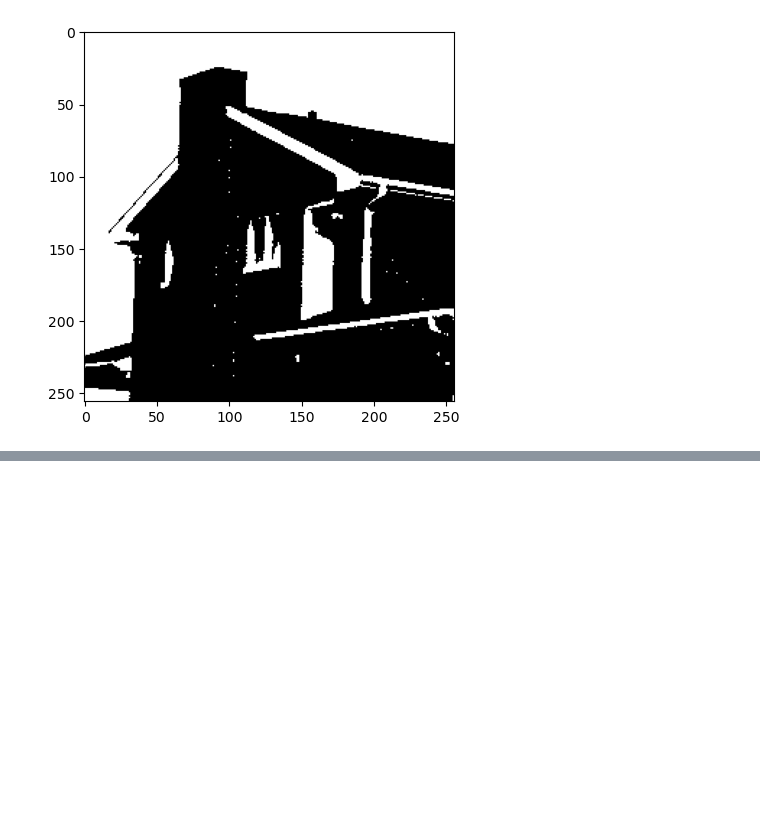
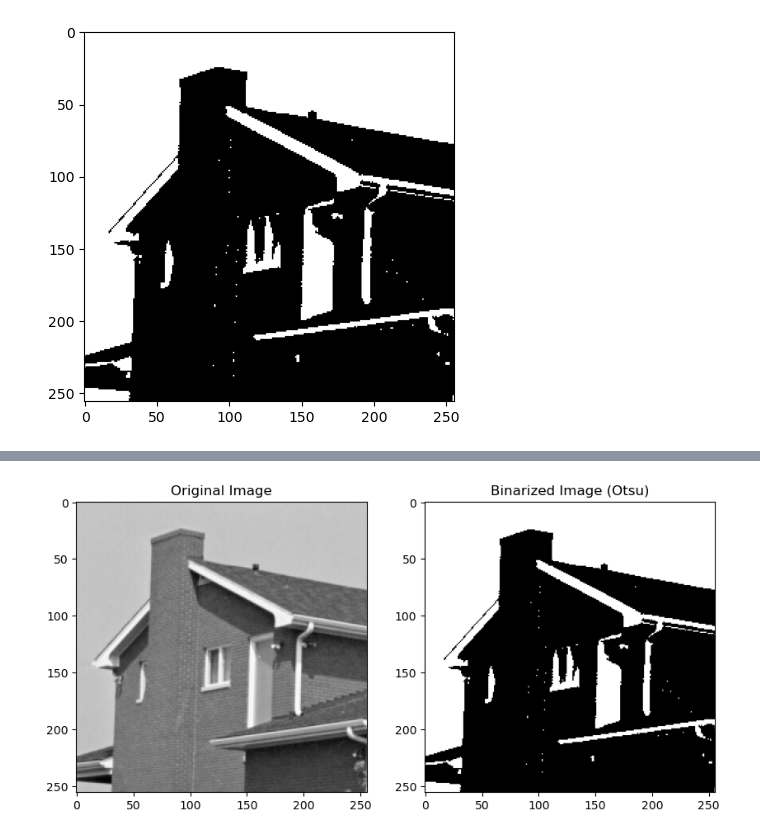
Before and after one commit to JHBaek0306/ImageProcess, a Jupyter notebook: Algorithms/otsuAlgorithm.ipynb, the cells around one changed output, grey strips where cells are left out. Drawn from its saved outputs; the diff is of its cells as text; code cells hidden in the pictures; blank space fills up the shorter version.

Commit message:
Update Otsu Algorhythm

```diff
--- a/Algorithms/otsuAlgorithm.ipynb
+++ b/Algorithms/otsuAlgorithm.ipynb
@@ -66,0 +69,99 @@ Optimal Threshold:  146
+# %%
+import cv2
+import numpy as np
+import matplotlib.pyplot as plt
+
+# 1. 이미지 로드 (cv2 사용)
+def load_image_as_gray(image_path):
+    img = cv2.imread(image_path, cv2.IMREAD_GRAYSCALE)
+    if img is None:
+        raise ValueError(f"이미지를 로드할 수 없습니다: {image_path}")
+    return np.array(img, dtype=np.uint8)
+
+# 2. 히스토그램 계산
+def compute_histogram(image):
+    # 밝기 값 범위: 0~255
+    histogram = np.zeros(256, dtype=np.float32)
+    h, w = image.shape
+
+    # 각 픽셀의 밝기 값에 대해 히스토그램 계산
+    for i in range(h):
+        for j in range(w):
+            intensity = image[i, j]
+            histogram[intensity] += 1
+
+    return histogram
+
+# 3. 오츄 알고리즘으로 임계값 계산
+def otsu_thresholding(histogram, total_pixels):
+    # 클래스 간 분산 최대화
+    max_variance = 0.0
+    threshold = 0
+
+    # 1~254까지 임계값 테스트 (0과 255는 클래스 분할 불가)
+    for t in range(1, 255):
+        # 클래스 0: 0 ~ t-1
+        w0 = np.sum(histogram[:t])  # 클래스 0의 픽셀 수
+        if w0 == 0:
+            continue
+
+        # 클래스 1: t ~ 255
+        w1 = np.sum(histogram[t:])  # 클래스 1의 픽셀 수
+        if w1 == 0:
+            continue
+
+        # 클래스 0의 평균 밝기
+        mu0 = np.sum(np.arange(t) * histogram[:t]) / w0
+        # 클래스 1의 평균 밝기
+        mu1 = np.sum(np.arange(t, 256) * histogram[t:]) / w1
+
+        # 클래스 간 분산 계산: w0 * w1 * (mu0 - mu1)^2
+        variance = w0 * w1 * (mu0 - mu1) ** 2
+
+        # 최대 분산 갱신
+        if variance > max_variance:
+            max_variance = variance
+            threshold = t
+
+    return threshold
+
+# 4. 이진화
+def binarize_image(image, threshold):
+    binarized = np.zeros_like(image, dtype=np.uint8)
+    binarized[image >= threshold] = 255  # 임계값 이상은 흰색(255)
+    binarized[image < threshold] = 0     # 임계값 미만은 검정(0)
+    return binarized
+
+# 5. 결과 시각화
+def plot_results(original_img, binarized_img):
+    plt.figure(figsize=(10, 5))
+
+    plt.subplot(1, 2, 1)
+    plt.title("Original Image")
+    plt.imshow(original_img, cmap='gray')
+
+    plt.subplot(1, 2, 2)
+    plt.title("Binarized Image (Otsu)")
+    plt.imshow(binarized_img, cmap='gray')
+    plt.show()
+
+# 6. 메인 실행
+if __name__ == "__main__":
+    image_path = "./image/house.bmp"  # 실제 이미지 경로로 변경
+    gray_image = load_image_as_gray(image_path)
+    print(f"이미지 크기: {gray_image.shape}")
+
+    # 히스토그램 계산
+    histogram = compute_histogram(gray_image)
+    total_pixels = gray_image.size  # 전체 픽셀 수
+
+    # 오츄 알고리즘으로 임계값 계산
+    threshold = otsu_thresholding(histogram, total_pixels)
+    print(f"최적 임계값: {threshold}")
+
+    # 이진화
+    binarized_image = binarize_image(gray_image, threshold)
+
+    # 결과 시각화
+    plot_results(gray_image, binarized_image)
+# %% [output]
@@ -66,0 +170 @@ Optimal Threshold:  146
+[figure, added]
```
Also changed, not shown: parts of 2 cells of this notebook.
